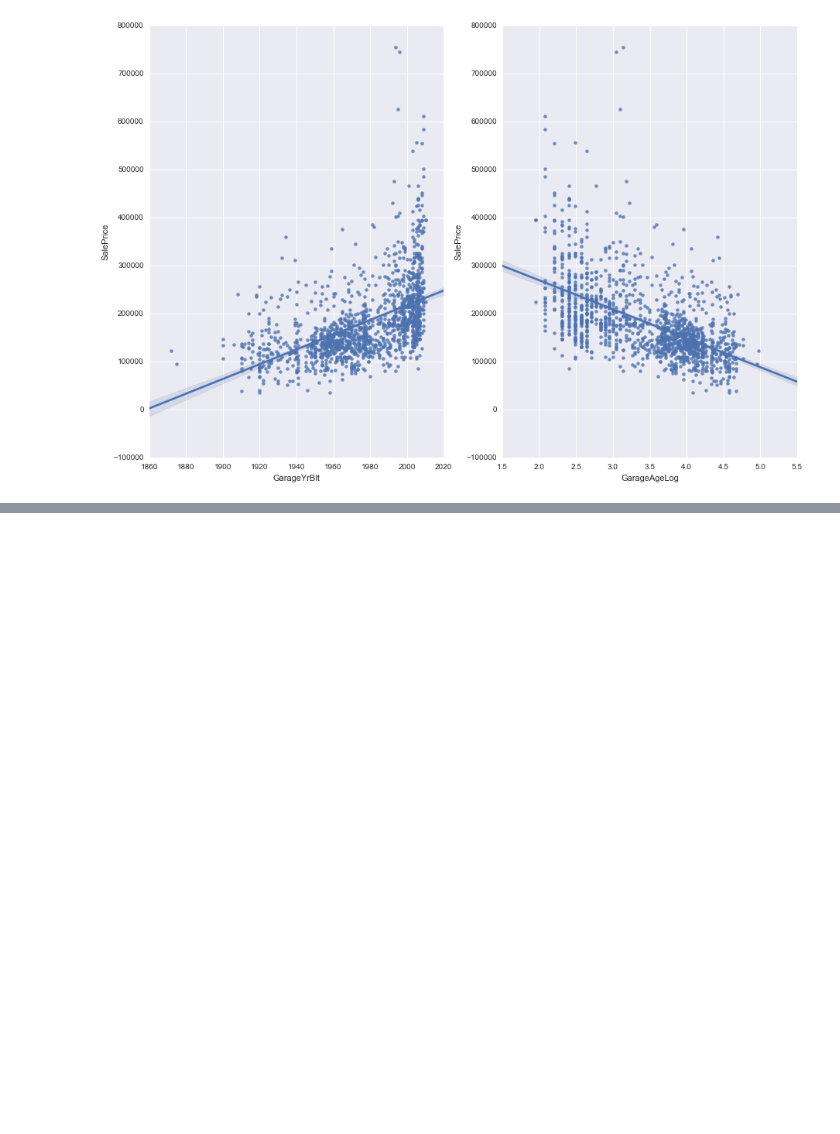
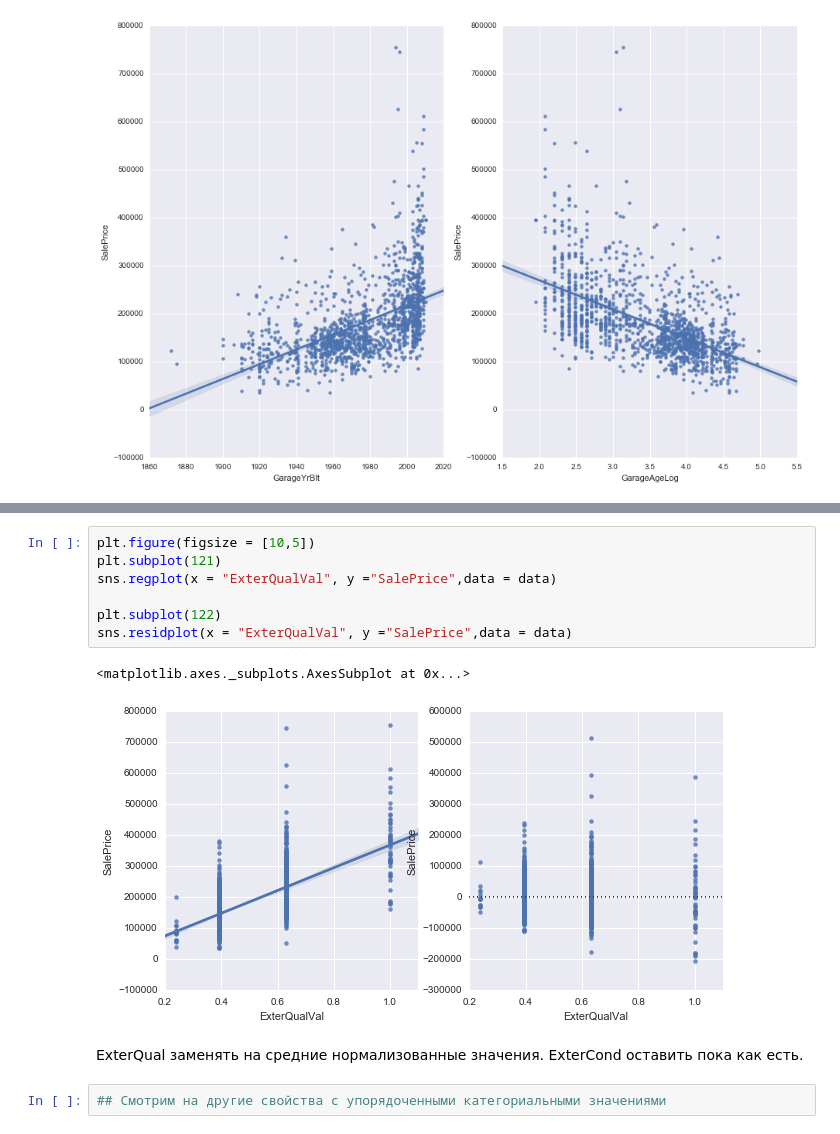
Before and after one commit to PhySci/ML_house_selling, a Jupyter notebook: Analisys.ipynb, the cells around one changed output, grey strips where cells are left out. Drawn from its saved outputs; the diff is of its cells as text; blank space fills up the shorter version.

```diff
--- a/Analisys.ipynb
+++ b/Analisys.ipynb
@@ -215,0 +246,15 @@ R^2 0.310547998585
+# %%
+plt.figure(figsize = [10,5])
+plt.subplot(121)
+sns.regplot(x = "ExterQualVal", y ="SalePrice",data = data)
+
+plt.subplot(122)
+sns.residplot(x = "ExterQualVal", y ="SalePrice",data = data)
+# %% [output]
+<matplotlib.axes._subplots.AxesSubplot at 0x...>
+[figure, added]
+# %% [markdown]
+ExterQual заменять на средние нормализованные значения.
+ExterCond оставить пока как есть.
+# %%
+## Смотрим на другие свойства с упорядоченными категориальными значениями
```
Also changed, not shown: parts of 5 cells of this notebook, 1 other file.
